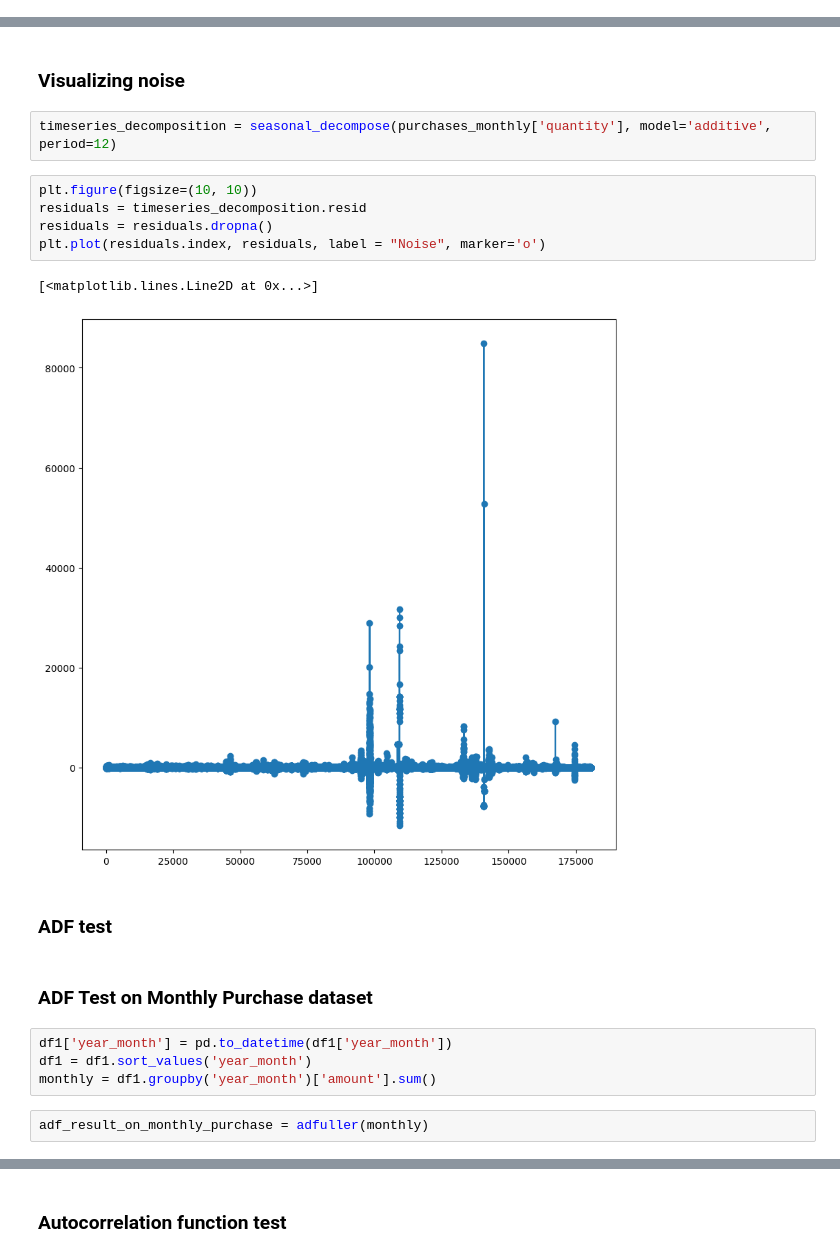
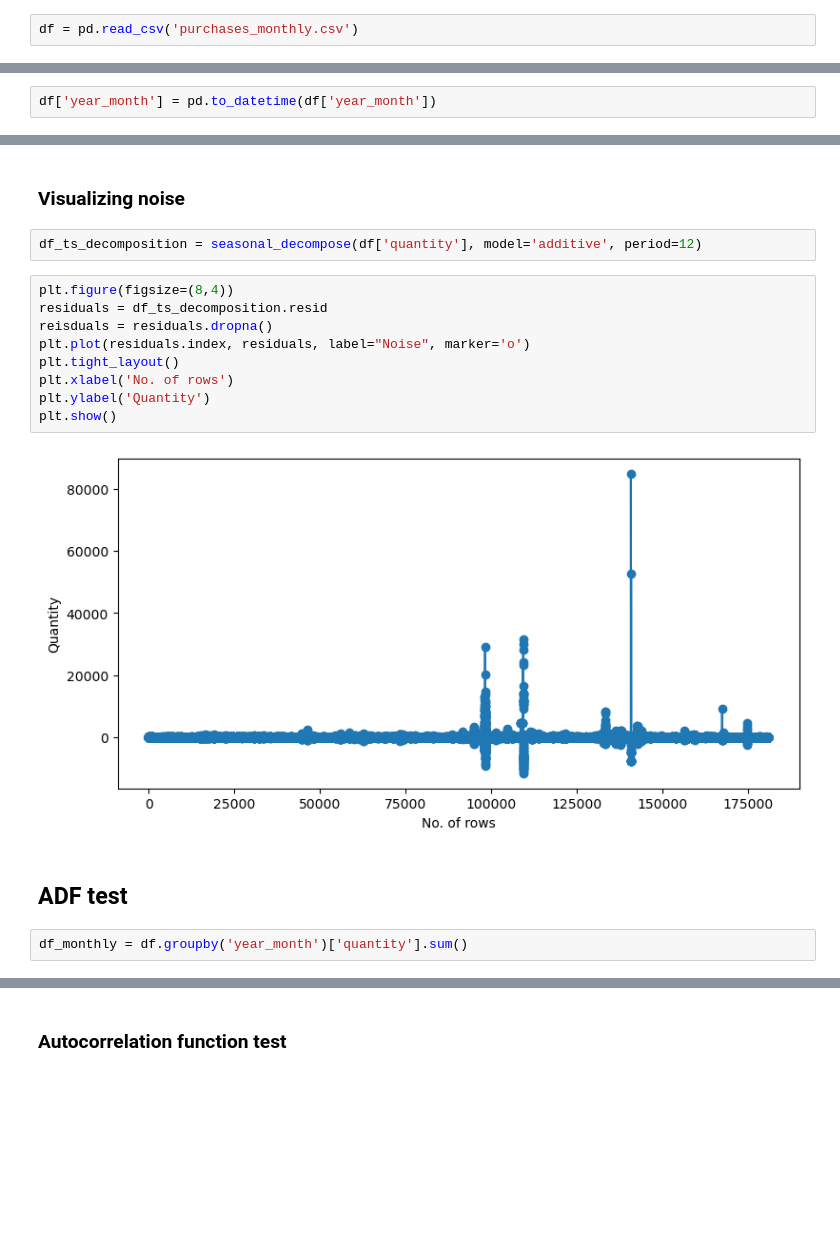
Before and after one commit to sikandermukhtar/forecasting_monthly_sales, a Jupyter notebook: forecasting_monthly_sales.ipynb, the cells around one changed output, grey strips where cells are left out. Cells and saved outputs as stored; diff of their text form; blank space fills up the shorter version.

```diff
--- a/forecasting_monthly_sales.ipynb
+++ b/forecasting_monthly_sales.ipynb
@@ -36,0 +20,2 @@ d2d_monthly.head(5)
+# %%
+df = pd.read_csv('purchases_monthly.csv')
@@ -220,4 +114,6 @@ plt.show()
 # %% [markdown]
 ### Decomposition
+# %%
+df['year_month'] = pd.to_datetime(df['year_month'])
 # %% [markdown]
 ### Visualizing for trends
@@ -259,22 +146,19 @@ plt.show()
 # %% [markdown]
 ### Visualizing noise
 # %%
-timeseries_decomposition = seasonal_decompose(purchases_monthly['quantity'], model='additive', period=12)
+df_ts_decomposition = seasonal_decompose(df['quantity'], model='additive', period=12)
 # %%
-plt.figure(figsize=(10, 10))
-residuals = timeseries_decomposition.resid
-residuals = residuals.dropna()
-plt.plot(residuals.index, residuals, label = "Noise", marker='o')
+plt.figure(figsize=(8,4))
+residuals = df_ts_decomposition.resid
+reisduals = residuals.dropna()
+plt.plot(residuals.index, residuals, label="Noise", marker='o')
+plt.tight_layout()
+plt.xlabel('No. of rows')
+plt.ylabel('Quantity')
+plt.show()
 # %% [output]
-[<matplotlib.lines.Line2D at 0x...>]
-[figure, old version]
+[figure, new version]
 # %% [markdown]
-### ADF test
+## ADF test
-# %% [markdown]
-### ADF Test on Monthly Purchase dataset
-# %%
-df1['year_month'] = pd.to_datetime(df1['year_month'])
-df1 = df1.sort_values('year_month')
-monthly = df1.groupby('year_month')['amount'].sum()
-# %%
-adf_result_on_monthly_purchase = adfuller(monthly)
+# %%
+df_monthly = df.groupby('year_month')['quantity'].sum()
```
Also changed, not shown: parts of 109 cells of this notebook.
